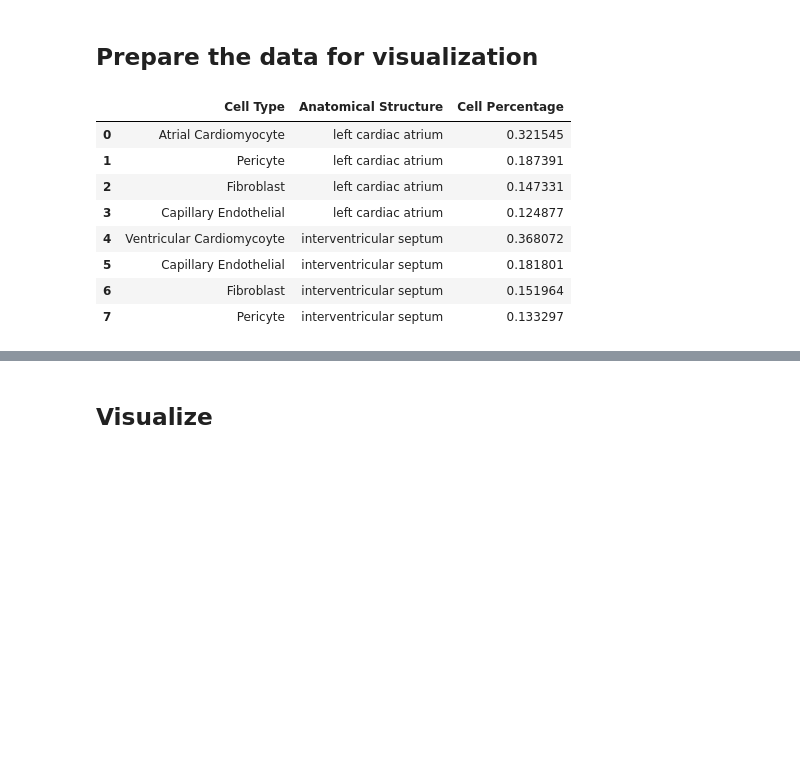
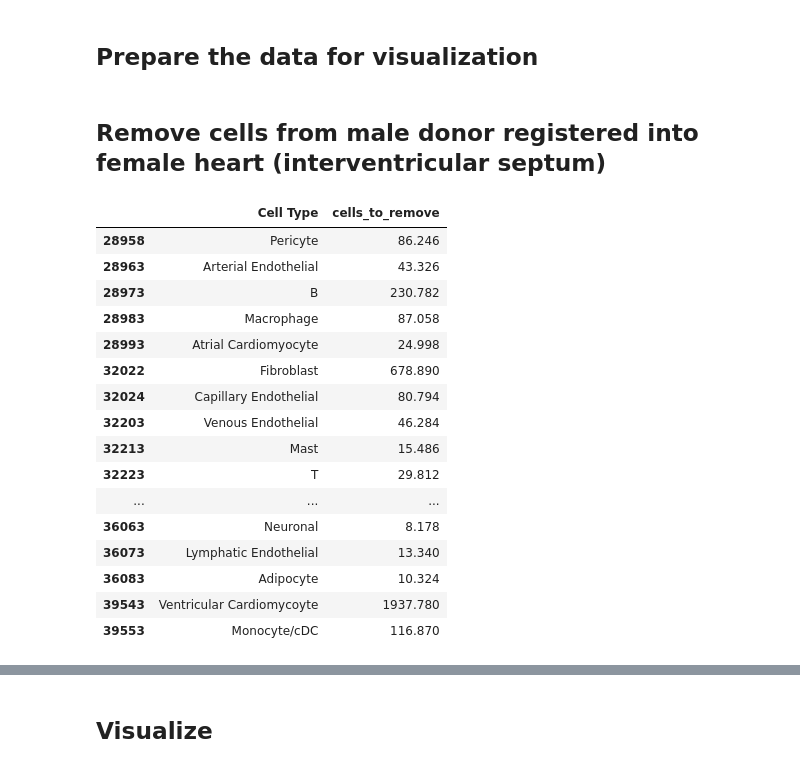
Before and after one commit to cns-iu/hra-construction-usage-supporting-information, a Jupyter notebook: hra_pop/figure_1_g_hra_pop.ipynb, the cells around one changed output, grey strips where cells are left out. Saved outputs shown, nothing was run; the diff lists cells and outputs as text; code cells hidden in the pictures; blank space fills up the shorter version.

```diff
--- a/hra_pop/figure_1_g_hra_pop.ipynb
+++ b/hra_pop/figure_1_g_hra_pop.ipynb
@@ -125,21 +182,63 @@ sex = "Female"
 # get cell types and percentages for both
 as_1_cells = get_cell_type_population(as_label_1, tool, sex, df_hra_api)
 as_2_cells = get_cell_type_population(as_label_2, tool, sex, df_hra_api)
-
-# set filter
-as_1_cells = as_1_cells[(as_1_cells['Cell Percentage'] >= 0.05)]
-as_2_cells = as_2_cells[(as_2_cells['Cell Percentage'] >= 0.05)]
-
-# concatenate the two data frames
-concatenated_df = pd.concat([as_1_cells, as_2_cells], ignore_index=True)
-concatenated_df
-# %% [output]
-|  | Cell Type | Anatomical Structure | Cell Percentage |
-| 0 | Atrial Cardiomyocyte | left cardiac atrium | 0.321545 |
-| 1 | Pericyte | left cardiac atrium | 0.187391 |
-| 2 | Fibroblast | left cardiac atrium | 0.147331 |
-| 3 | Capillary Endothelial | left cardiac atrium | 0.124877 |
-| 4 | Ventricular Cardiomycoyte | interventricular septum | 0.368072 |
-| 5 | Capillary Endothelial | interventricular septum | 0.181801 |
-| 6 | Fibroblast | interventricular septum | 0.151964 |
-| 7 | Pericyte | interventricular septum | 0.133297 |
+# %% [markdown]
+## Remove cells from male donor registered into female heart (interventricular septum)
+# %%
+# get dataset ID with male donor that we want to remove
+dataset_to_remove = "https://entity.api.hubmapconsortium.org/entities/d6e6c8e452ed628425e9e928306a6db0"
+
+# initialize dict for data frame to capture CTs and percentages/numbers to remove
+cells_to_remove = {
+    'Cell Type': [],
+    'Cell Percentage': []
+}
+
+# get cell summary for this dataset and put into data frame
+df_remove = (ds_cell_summaries[(ds_cell_summaries['dataset'] == dataset_to_remove) & (
+    ds_cell_summaries['tool'] == "azimuth")]).drop_duplicates(subset=['cell_type_label', 'cell_type_percentage'])
+
+# get rui loation IRI
+rui_iri = "http://purl.org/ccf/1.5/1995aefd-5289-4652-a7e0-cc66c495649f"
+remove_from_as = "interventricular septum"
+
+# get rui location
+extraction_site = api_instance.extraction_site(rui_iri)
+
+# pump that jtno collision api endpoint
+collisions = api_instance.collisions(extraction_site)
+
+# and get collision percentage
+collision_percentage = 0
+for c in collisions:
+  if c['label'] == remove_from_as:
+    collision_percentage = c['percentage_of_tissue_block']
+
+# go: SHOWN - CELLS from dataset * mesh collision percentage
+# add percentage to df_remove
+df_remove['percentage_of_collision_with_interventricular_septum'] = collision_percentage
+df_remove['cells_to_remove'] = collision_percentage * df_remove['cell_type_count']
+df_remove = df_remove[['cell_type_label','cells_to_remove']]
+
+# rename column for match
+df_remove = df_remove.rename(columns={'cell_type_label': 'Cell Type'})
+
+df_remove
+# %% [output]
+|  | Cell Type | cells_to_remove |
+| 28958 | Pericyte | 86.246 |
+| 28963 | Arterial Endothelial | 43.326 |
+| 28973 | B | 230.782 |
+| 28983 | Macrophage | 87.058 |
+| 28993 | Atrial Cardiomyocyte | 24.998 |
+| 32022 | Fibroblast | 678.890 |
+| 32024 | Capillary Endothelial | 80.794 |
+| 32203 | Venous Endothelial | 46.284 |
+| 32213 | Mast | 15.486 |
+| 32223 | T | 29.812 |
+| ... | ... | ... |
+| 36063 | Neuronal | 8.178 |
+| 36073 | Lymphatic Endothelial | 13.340 |
+| 36083 | Adipocyte | 10.324 |
+| 39543 | Ventricular Cardiomycoyte | 1937.780 |
+| 39553 | Monocyte/cDC | 116.870 |
```
Also changed, not shown: parts of 14 cells of this notebook, 8 other files.
